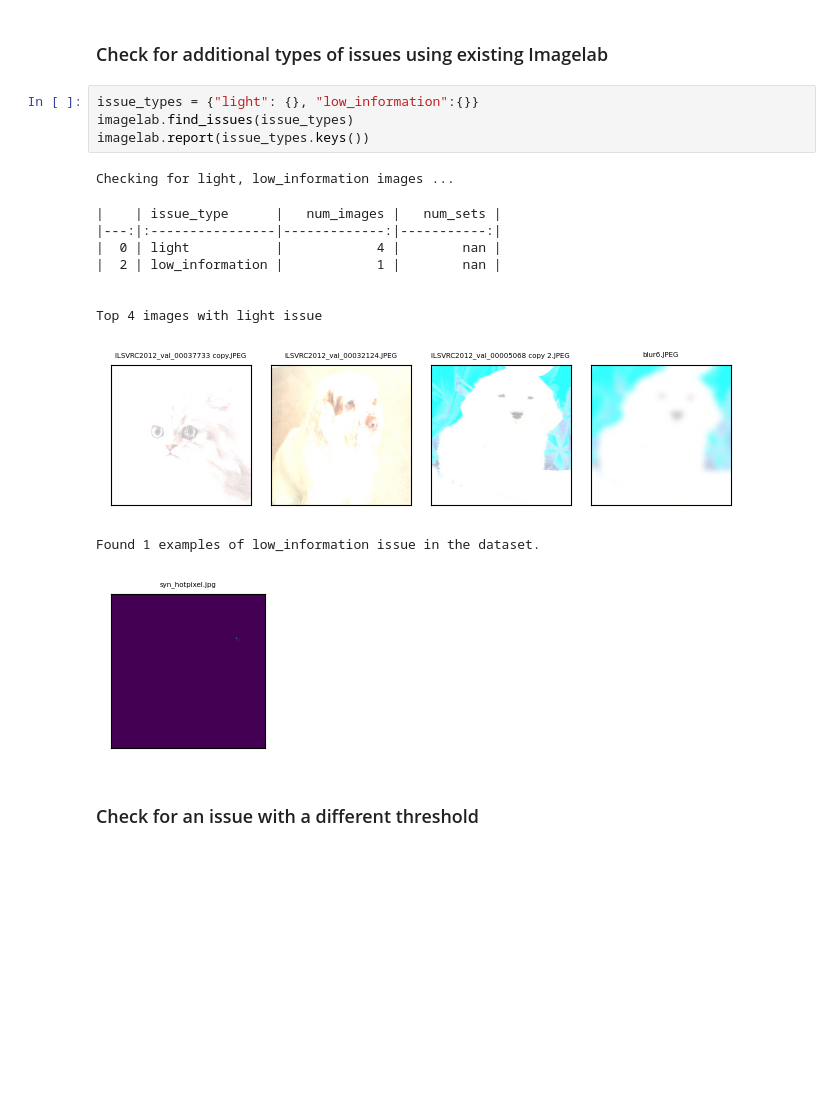
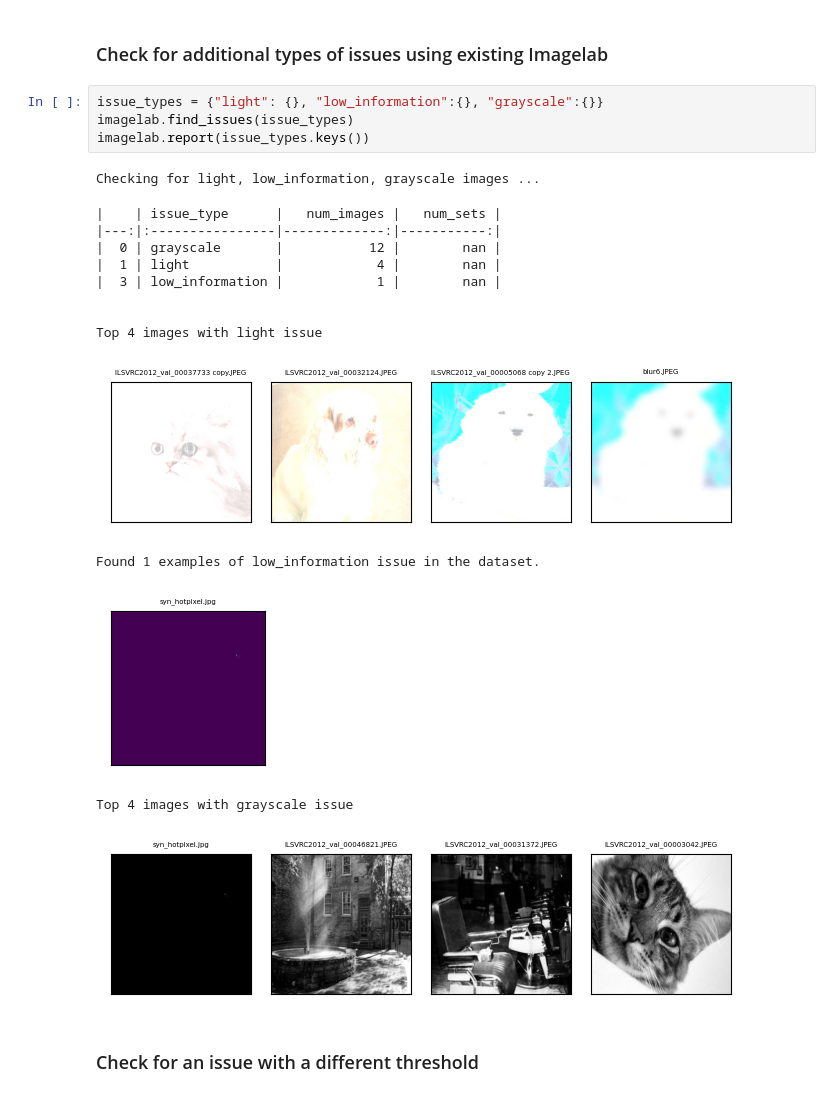
Before and after one commit to cleanlab/cleanvision, a Jupyter notebook: notebooks/demo.ipynb, the cells around one changed output. Cells and saved outputs as stored; diff of their text form; blank space fills up the shorter version.

```diff
--- a/notebooks/demo.ipynb
+++ b/notebooks/demo.ipynb
@@ -59,21 +63,24 @@ Found 1 sets of images with near_duplicates issue in the dataset.
 # %% [markdown]
 ### Check for additional types of issues using existing Imagelab
 # %%
-issue_types = {"light": {}, "low_information":{}}
+issue_types = {"light": {}, "low_information":{}, "grayscale":{}}
 imagelab.find_issues(issue_types)
 imagelab.report(issue_types.keys())
 # %% [output]
-Checking for light, low_information images ...
+Checking for light, low_information, grayscale images ...
 |    | issue_type      |   num_images |   num_sets |
 |---:|:----------------|-------------:|-----------:|
-|  0 | light           |            4 |        nan |
-|  2 | low_information |            1 |        nan |
+|  0 | grayscale       |           12 |        nan |
+|  1 | light           |            4 |        nan |
+|  3 | low_information |            1 |        nan |
 
 
 Top 4 images with light issue
 [figure]
 Found 1 examples of low_information issue in the dataset.
 [figure]
+Top 4 images with grayscale issue
+[figure, added]
 # %% [markdown]
 ### Check for an issue with a different threshold
 # %%
```
Also changed, not shown: parts of 9 cells of this notebook, 6 other files.
